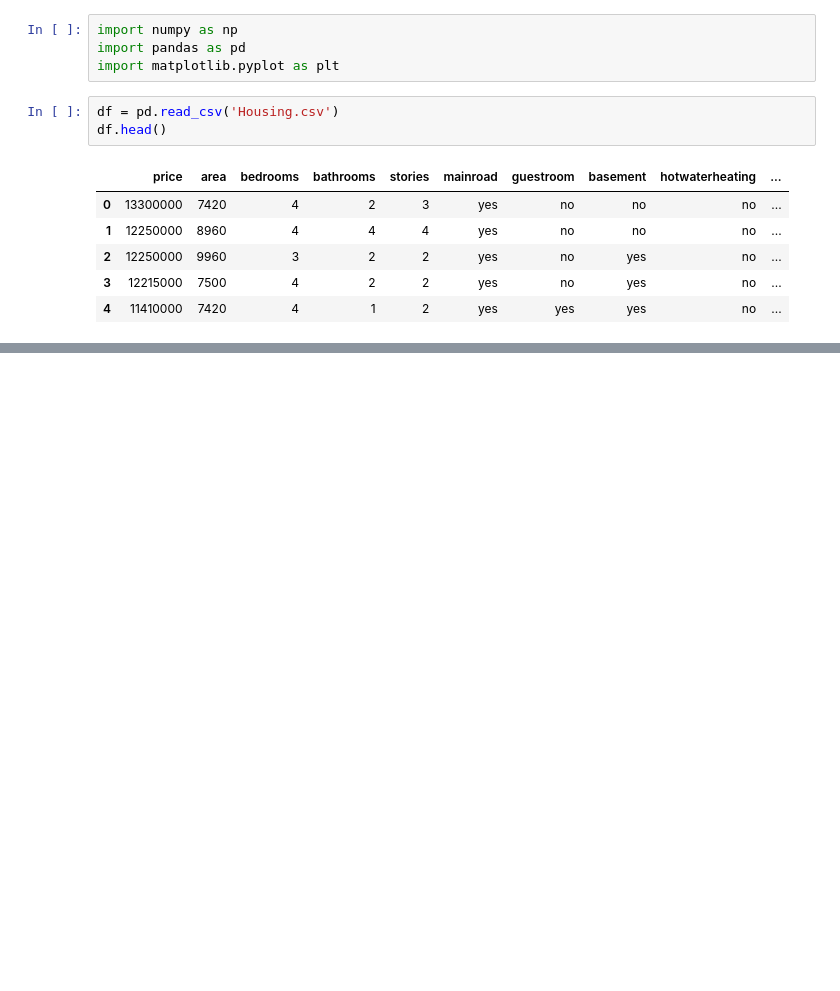
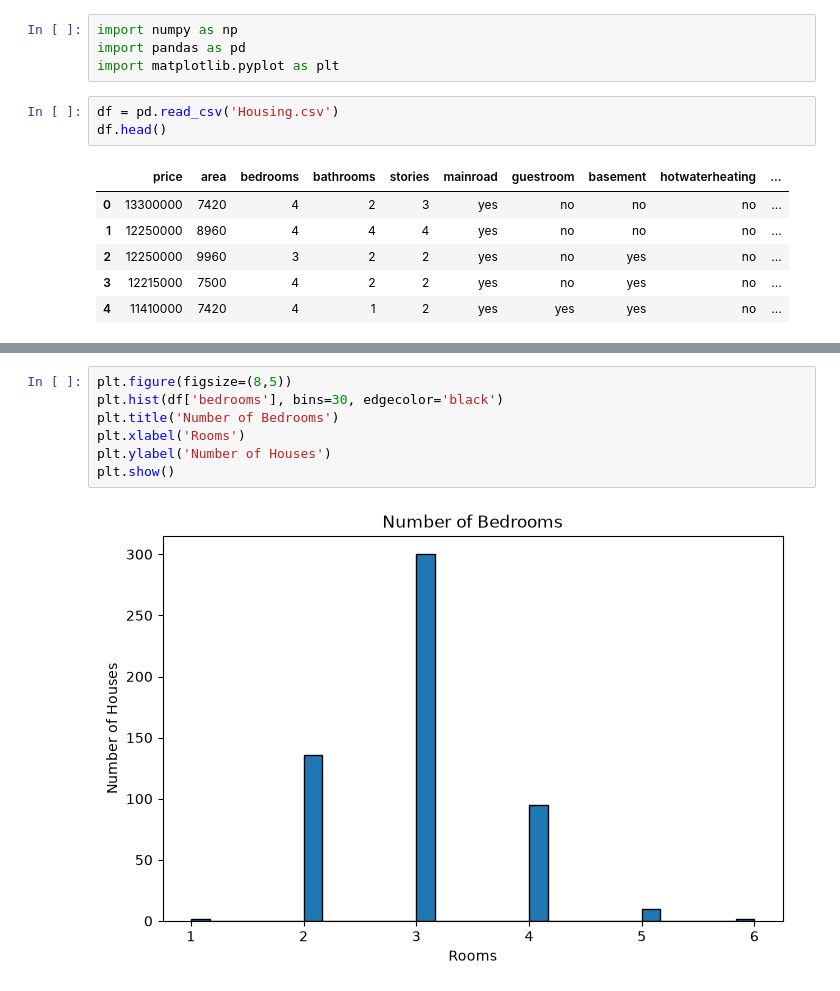
Before and after one commit to Ahsan-Umair/Housing-Price-Predictor, a Jupyter notebook: House-Price-Predictor.ipynb, the cells around one changed output, grey strips where cells are left out. Drawn from its saved outputs; the diff is of its cells as text; blank space fills up the shorter version.

```diff
--- a/House-Price-Predictor.ipynb
+++ b/House-Price-Predictor.ipynb
@@ -14,0 +81,9 @@ df.head()
+# %%
+plt.figure(figsize=(8,5))
+plt.hist(df['bedrooms'], bins=30, edgecolor='black')
+plt.title('Number of Bedrooms')
+plt.xlabel('Rooms')
+plt.ylabel('Number of Houses')
+plt.show()
+# %% [output]
+[figure, added]
```
Also changed, not shown: parts of 36 cells of this notebook, 2 other files.
